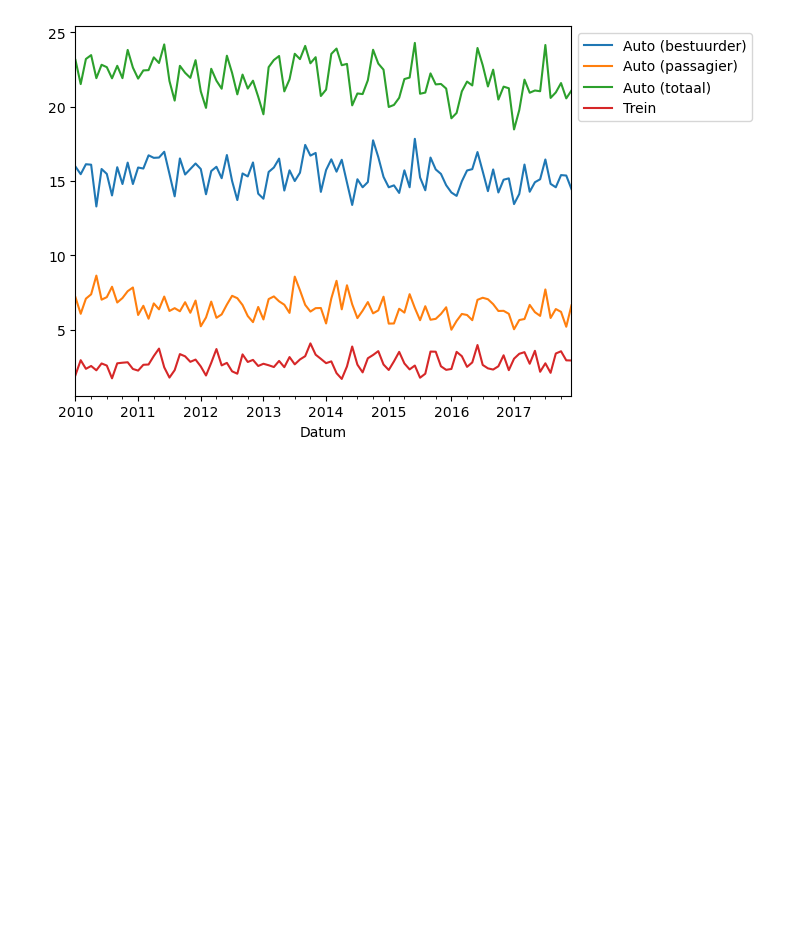
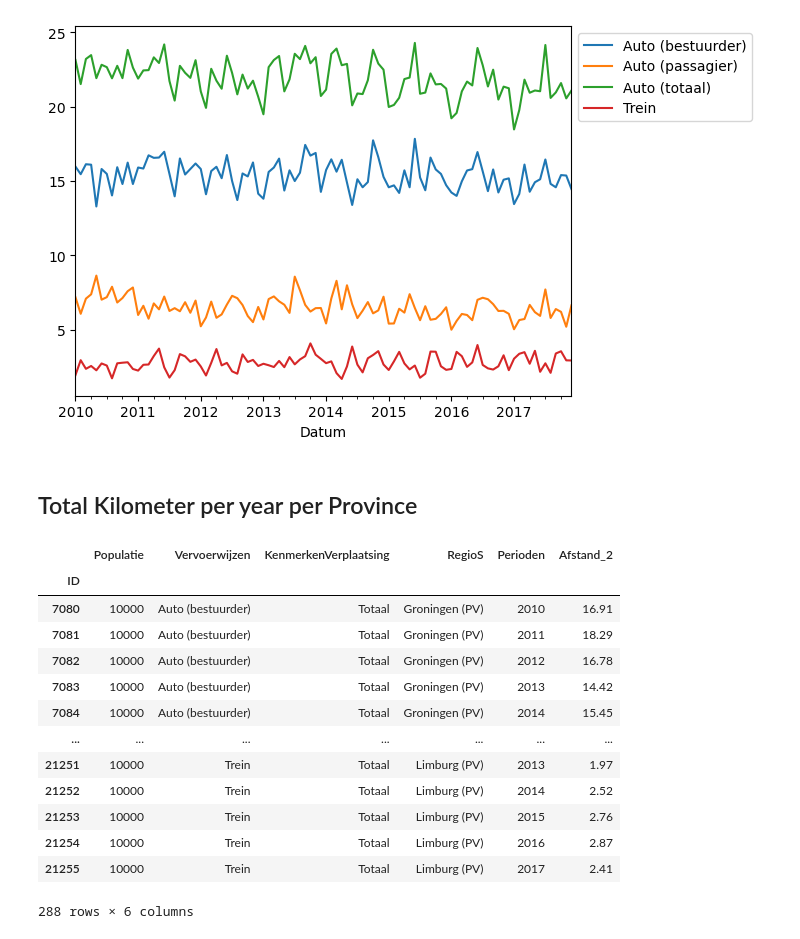
Before and after one commit to lisette-924/TIL6022-group11, a Jupyter notebook: Personenmobiliteit met NAMEN (car and train).ipynb, the cells around one changed output. Cells and saved outputs as stored; diff of their text form; code cells hidden in the pictures; blank space fills up the shorter version.

```diff
--- a/Personenmobiliteit met NAMEN (car and train).ipynb
+++ b/Personenmobiliteit met NAMEN (car and train).ipynb
@@ -169,3 +200,34 @@ See the caveats in the documentation: https://pandas.pydata.org/pandas-docs/stab
 96 rows × 4 columns
 <matplotlib.legend.Legend at 0x...>
 [figure]
+# %% [markdown]
+## Total Kilometer per year per Province
+# %%
+total_province = car_and_train_total[car_and_train_total['RegioS'].isin(['Groningen (PV)',
+                                                                         'Friesland (PV)',
+                                                                         'Drenthe (PV)',
+                                                                         'Overijssel (PV)',
+                                                                         'Flevoland (PV)',
+                                                                         'Gelderland (PV)',
+                                                                         'Utrecht (PV)',
+                                                                         'Noord-Holland (PV)',
+                                                                         'Zuid-Holland (PV)',
+                                                                         'Zeeland (PV)',
+                                                                         'Noord-Brabant (PV)',
+                                                                         'Limburg (PV)'])]
+display(total_province)
+# %% [output]
+|  | Populatie | Vervoerwijzen | KenmerkenVerplaatsing | RegioS | Perioden | Afstand_2 |
+| ID |  |  |  |  |  |  |
+| 7080 | 10000 | Auto (bestuurder) | Totaal | Groningen (PV) | 2010 | 16.91 |
+| 7081 | 10000 | Auto (bestuurder) | Totaal | Groningen (PV) | 2011 | 18.29 |
+| 7082 | 10000 | Auto (bestuurder) | Totaal | Groningen (PV) | 2012 | 16.78 |
+| 7083 | 10000 | Auto (bestuurder) | Totaal | Groningen (PV) | 2013 | 14.42 |
+| 7084 | 10000 | Auto (bestuurder) | Totaal | Groningen (PV) | 2014 | 15.45 |
+| ... | ... | ... | ... | ... | ... | ... |
+| 21251 | 10000 | Trein | Totaal | Limburg (PV) | 2013 | 1.97 |
+| 21252 | 10000 | Trein | Totaal | Limburg (PV) | 2014 | 2.52 |
+| 21253 | 10000 | Trein | Totaal | Limburg (PV) | 2015 | 2.76 |
+| 21254 | 10000 | Trein | Totaal | Limburg (PV) | 2016 | 2.87 |
+| 21255 | 10000 | Trein | Totaal | Limburg (PV) | 2017 | 2.41 |
+288 rows × 6 columns
```
Also changed, not shown: parts of 5 cells of this notebook.
